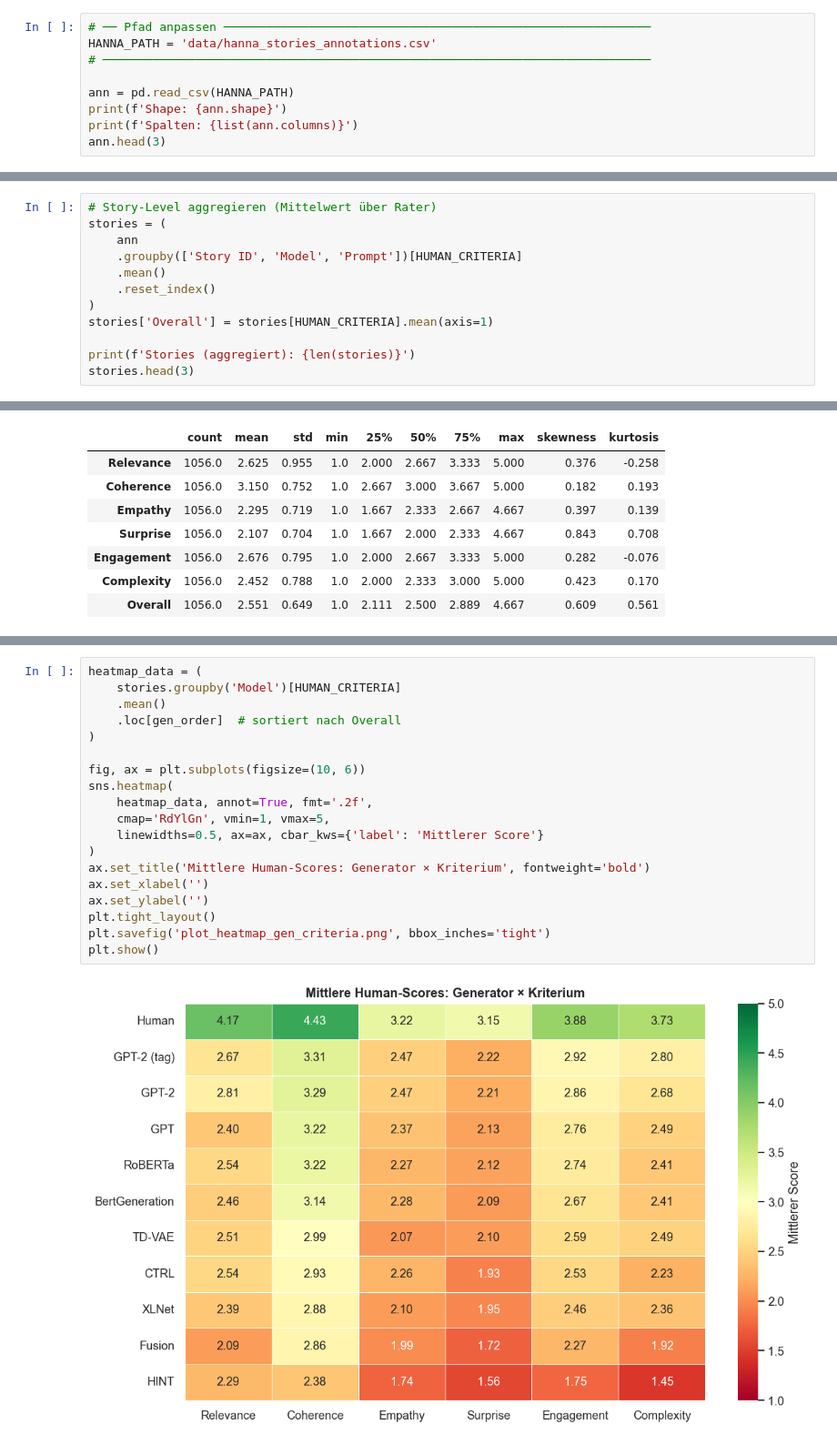
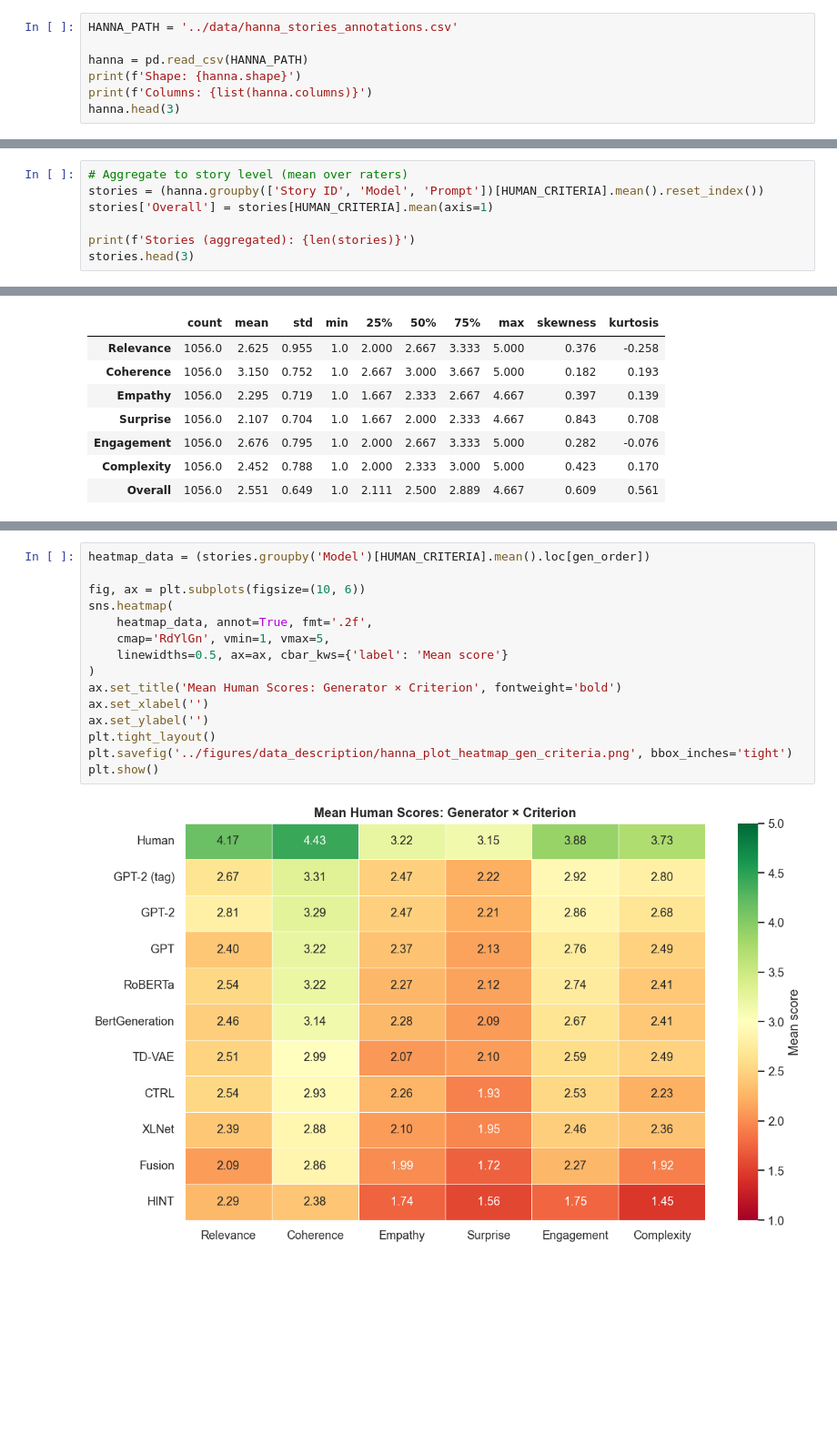
Before and after one commit to thwinner/llm-linguistic-diversity, a Jupyter notebook: data_description/descriptive_analysis_hanna.ipynb, the cells around one changed output, grey strips where cells are left out. Shown at 91% size. Drawn from its saved outputs; the diff is of its cells as text; blank space fills up the shorter version.

```diff
--- a/data_description/descriptive_analysis_hanna.ipynb
+++ b/data_description/descriptive_analysis_hanna.ipynb
@@ -56,11 +43,9 @@ print('✓ Setup abgeschlossen.')
 # %%
-# ── Pfad anpassen ────────────────────────────────────────────────────────────
-HANNA_PATH = 'data/hanna_stories_annotations.csv'
-# ─────────────────────────────────────────────────────────────────────────────
+HANNA_PATH = '../data/hanna_stories_annotations.csv'
 
-ann = pd.read_csv(HANNA_PATH)
-print(f'Shape: {ann.shape}')
-print(f'Spalten: {list(ann.columns)}')
-ann.head(3)
+hanna = pd.read_csv(HANNA_PATH)
+print(f'Shape: {hanna.shape}')
+print(f'Columns: {list(hanna.columns)}')
+hanna.head(3)
 # %% [output]
 Shape: (3168, 15)
@@ -97,15 +82,10 @@ Generatoren (11): ['BertGeneration', 'CTRL', 'Fusion', 'GPT', 'GPT-2', 'GPT-2 (t
 Prompts: 96
 Unique Story-IDs: 1056
 # %%
-# Story-Level aggregieren (Mittelwert über Rater)
-stories = (
-    ann
-    .groupby(['Story ID', 'Model', 'Prompt'])[HUMAN_CRITERIA]
-    .mean()
-    .reset_index()
-)
+# Aggregate to story level (mean over raters)
+stories = (hanna.groupby(['Story ID', 'Model', 'Prompt'])[HUMAN_CRITERIA].mean().reset_index())
 stories['Overall'] = stories[HUMAN_CRITERIA].mean(axis=1)
 
-print(f'Stories (aggregiert): {len(stories)}')
+print(f'Stories (aggregated): {len(stories)}')
 stories.head(3)
 # %% [output]
@@ -197,21 +176,17 @@ plt.show()
 # %%
-heatmap_data = (
-    stories.groupby('Model')[HUMAN_CRITERIA]
-    .mean()
-    .loc[gen_order]  # sortiert nach Overall
-)
+heatmap_data = (stories.groupby('Model')[HUMAN_CRITERIA].mean().loc[gen_order])
 
 fig, ax = plt.subplots(figsize=(10, 6))
 sns.heatmap(
     heatmap_data, annot=True, fmt='.2f',
     cmap='RdYlGn', vmin=1, vmax=5,
-    linewidths=0.5, ax=ax, cbar_kws={'label': 'Mittlerer Score'}
+    linewidths=0.5, ax=ax, cbar_kws={'label': 'Mean score'}
 )
-ax.set_title('Mittlere Human-Scores: Generator × Kriterium', fontweight='bold')
+ax.set_title('Mean Human Scores: Generator × Criterion', fontweight='bold')
 ax.set_xlabel('')
 ax.set_ylabel('')
 plt.tight_layout()
-plt.savefig('plot_heatmap_gen_criteria.png', bbox_inches='tight')
+plt.savefig('../figures/data_description/hanna_plot_heatmap_gen_criteria.png', bbox_inches='tight')
 plt.show()
 # %% [output]
-[figure, old version]
+[figure, new version]
```
Also changed, not shown: parts of 33 cells of this notebook, 7 other files.
